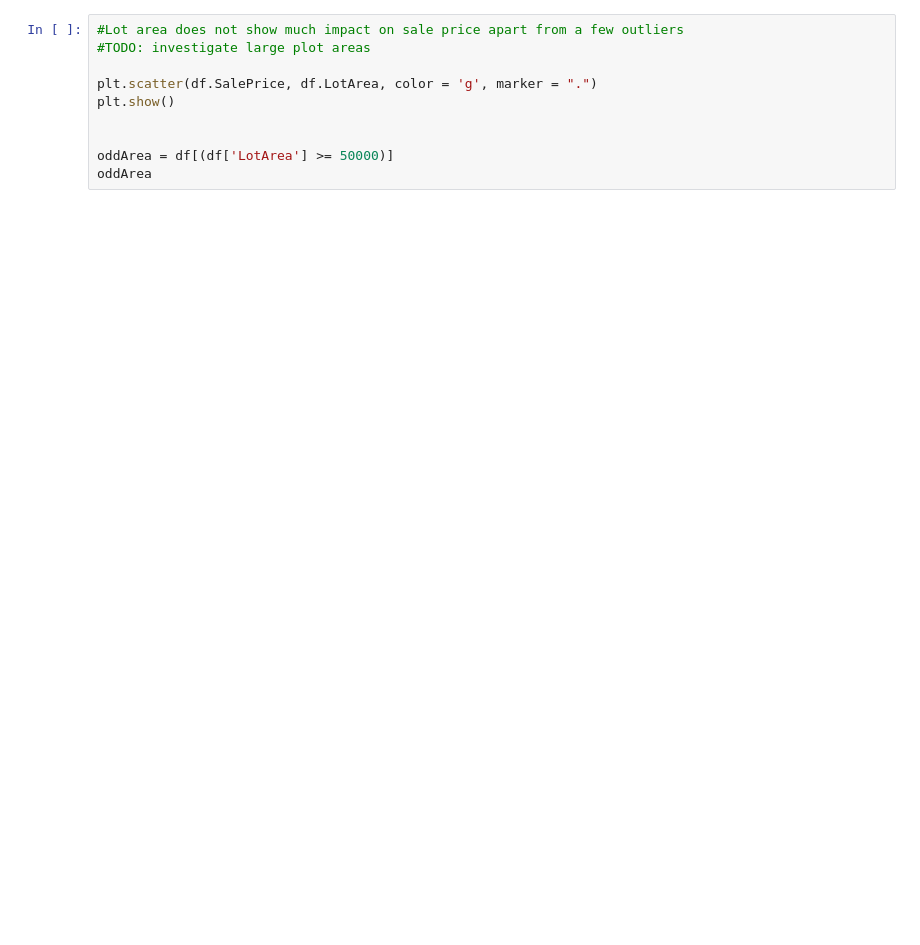
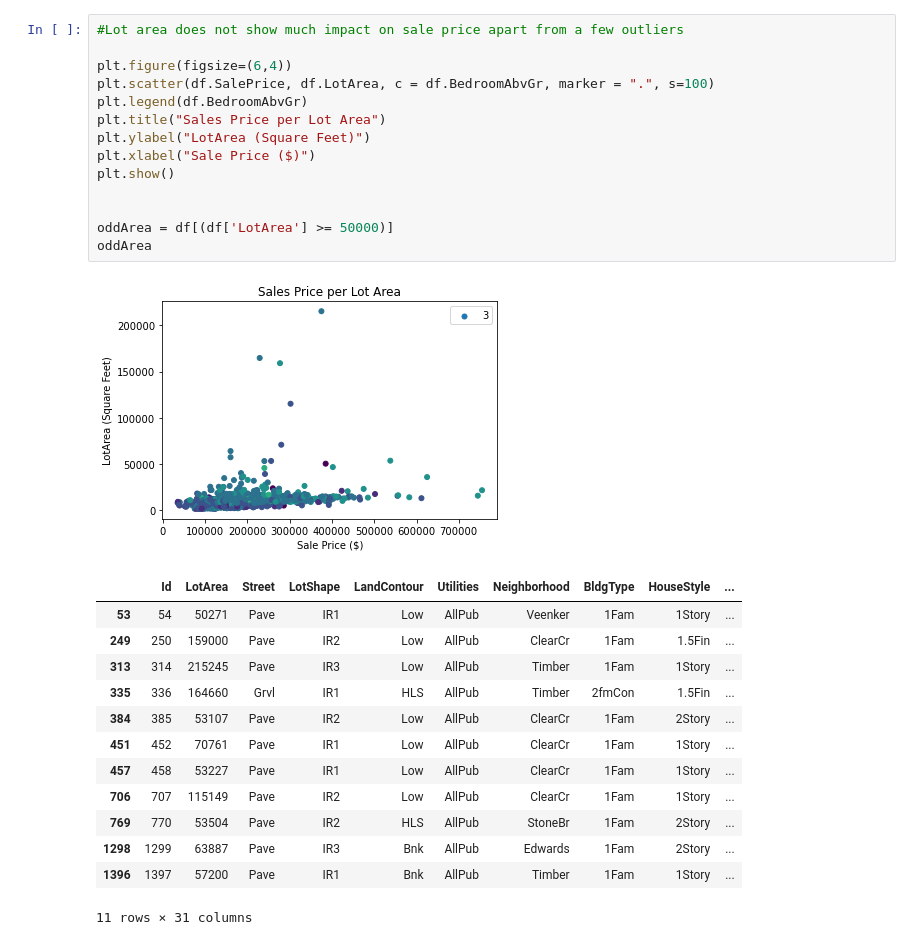
Before and after one commit to maxguy2001/StatsCaseStudiesSem2, a Jupyter notebook: Part1/kim2.ipynb, the cells around one changed output. Saved outputs shown, nothing was run; the diff lists cells and outputs as text; blank space fills up the shorter version.

```diff
--- a/Part1/kim2.ipynb
+++ b/Part1/kim2.ipynb
@@ -25,12 +51,31 @@ plt.show()
 # %%
 #Lot area does not show much impact on sale price apart from a few outliers
-#TODO: investigate large plot areas
 
-plt.scatter(df.SalePrice, df.LotArea, color = 'g', marker = ".")
+plt.figure(figsize=(6,4))
+plt.scatter(df.SalePrice, df.LotArea, c = df.BedroomAbvGr, marker = ".", s=100)
+plt.legend(df.BedroomAbvGr)
+plt.title("Sales Price per Lot Area")
+plt.ylabel("LotArea (Square Feet)")
+plt.xlabel("Sale Price ($)")
 plt.show()
 
 
 oddArea = df[(df['LotArea'] >= 50000)]
 oddArea
+# %% [output]
+[figure, added]
+|  | Id | LotArea | Street | LotShape | LandContour | Utilities | Neighborhood | BldgType | HouseStyle | ... |
+| 53 | 54 | 50271 | Pave | IR1 | Low | AllPub | Veenker | 1Fam | 1Story | ... |
+| 249 | 250 | 159000 | Pave | IR2 | Low | AllPub | ClearCr | 1Fam | 1.5Fin | ... |
+| 313 | 314 | 215245 | Pave | IR3 | Low | AllPub | Timber | 1Fam | 1Story | ... |
+| 335 | 336 | 164660 | Grvl | IR1 | HLS | AllPub | Timber | 2fmCon | 1.5Fin | ... |
+| 384 | 385 | 53107 | Pave | IR2 | Low | AllPub | ClearCr | 1Fam | 2Story | ... |
+| 451 | 452 | 70761 | Pave | IR1 | Low | AllPub | ClearCr | 1Fam | 1Story | ... |
+| 457 | 458 | 53227 | Pave | IR1 | Low | AllPub | ClearCr | 1Fam | 1Story | ... |
+| 706 | 707 | 115149 | Pave | IR2 | Low | AllPub | ClearCr | 1Fam | 1Story | ... |
+| 769 | 770 | 53504 | Pave | IR2 | HLS | AllPub | StoneBr | 1Fam | 2Story | ... |
+| 1298 | 1299 | 63887 | Pave | IR3 | Bnk | AllPub | Edwards | 1Fam | 2Story | ... |
+| 1396 | 1397 | 57200 | Pave | IR1 | Bnk | AllPub | Timber | 1Fam | 1Story | ... |
+11 rows × 31 columns
 # %%
 #Neighbourhood good, shows each house in each neighbourhood are similar
```
Also changed, not shown: parts of 9 cells of this notebook.
